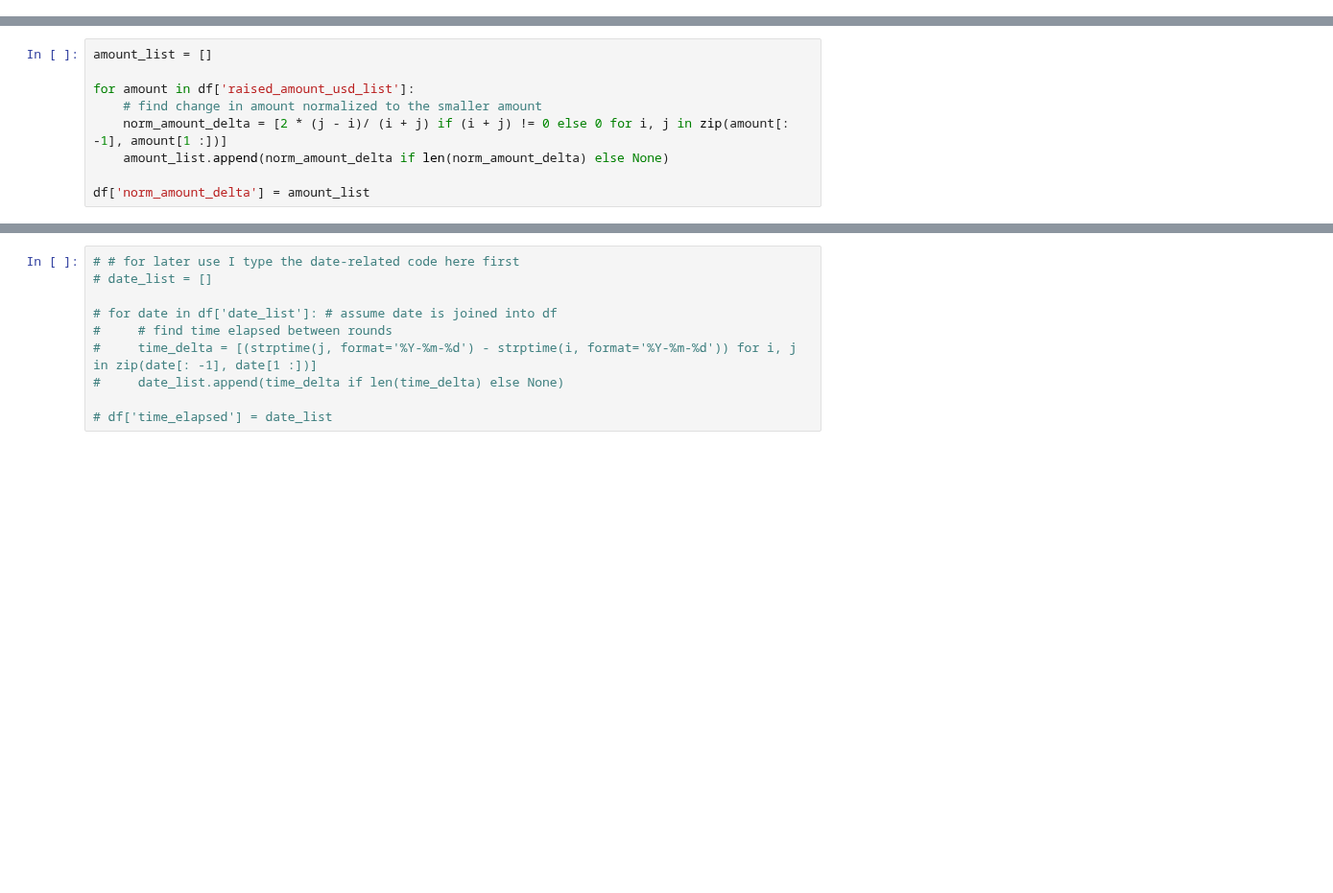
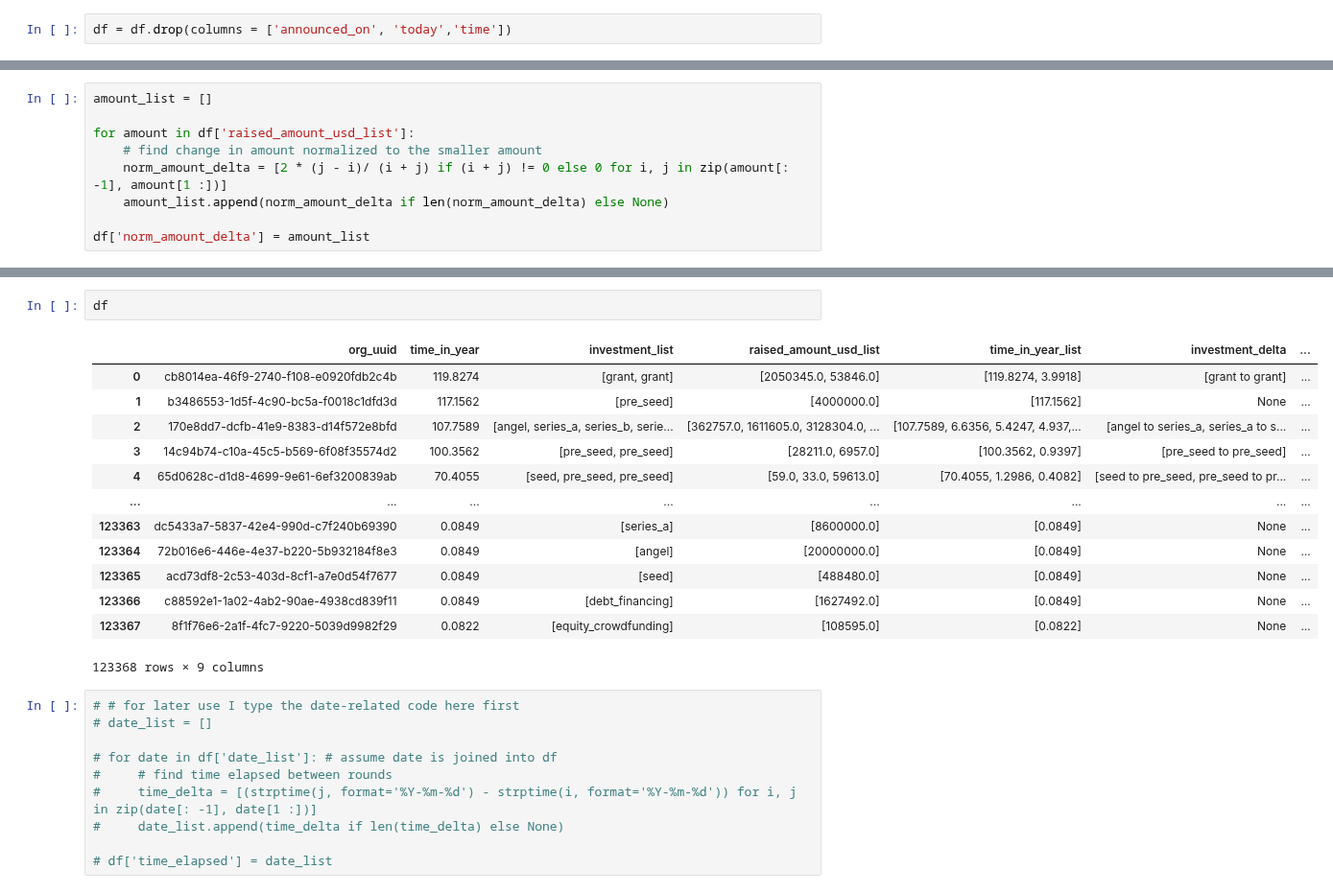
Before and after one commit to StardustLID/TEMG4952A-TEAM-5, a Jupyter notebook: stardust_sandbox/get_roi.ipynb, the cells around one changed output, grey strips where cells are left out. Shown at 96% size. Cells and saved outputs as stored; diff of their text form; blank space fills up the shorter version.

```diff
--- a/stardust_sandbox/get_roi.ipynb
+++ b/stardust_sandbox/get_roi.ipynb
@@ -63 +81,3 @@ df.sort_values(by=['raised_amount_usd'])
+# %%
+df = df.drop(columns = ['announced_on', 'today','time'])
 # %%
@@ -89,3 +142,19 @@ df['norm_amount_delta'] = amount_list
+# %%
+df
+# %% [output]
+|  | org_uuid | time_in_year | investment_list | raised_amount_usd_list | time_in_year_list | investment_delta | ... |
+| 0 | cb8014ea-46f9-2740-f108-e0920fdb2c4b | 119.8274 | [grant, grant] | [2050345.0, 53846.0] | [119.8274, 3.9918] | [grant to grant] | ... |
+| 1 | b3486553-1d5f-4c90-bc5a-f0018c1dfd3d | 117.1562 | [pre_seed] | [4000000.0] | [117.1562] | None | ... |
+| 2 | 170e8dd7-dcfb-41e9-8383-d14f572e8bfd | 107.7589 | [angel, series_a, series_b, serie... | [362757.0, 1611605.0, 3128304.0, ... | [107.7589, 6.6356, 5.4247, 4.937,... | [angel to series_a, series_a to s... | ... |
+| 3 | 14c94b74-c10a-45c5-b569-6f08f35574d2 | 100.3562 | [pre_seed, pre_seed] | [28211.0, 6957.0] | [100.3562, 0.9397] | [pre_seed to pre_seed] | ... |
+| 4 | 65d0628c-d1d8-4699-9e61-6ef3200839ab | 70.4055 | [seed, pre_seed, pre_seed] | [59.0, 33.0, 59613.0] | [70.4055, 1.2986, 0.4082] | [seed to pre_seed, pre_seed to pr... | ... |
+| ... | ... | ... | ... | ... | ... | ... | ... |
+| 123363 | dc5433a7-5837-42e4-990d-c7f240b69390 | 0.0849 | [series_a] | [8600000.0] | [0.0849] | None | ... |
+| 123364 | 72b016e6-446e-4e37-b220-5b932184f8e3 | 0.0849 | [angel] | [20000000.0] | [0.0849] | None | ... |
+| 123365 | acd73df8-2c53-403d-8cf1-a7e0d54f7677 | 0.0849 | [seed] | [488480.0] | [0.0849] | None | ... |
+| 123366 | c88592e1-1a02-4ab2-90ae-4938cd839f11 | 0.0849 | [debt_financing] | [1627492.0] | [0.0849] | None | ... |
+| 123367 | 8f1f76e6-2a1f-4fc7-9220-5039d9982f29 | 0.0822 | [equity_crowdfunding] | [108595.0] | [0.0822] | None | ... |
+123368 rows × 9 columns
 # %%
 # # for later use I type the date-related code here first
 # date_list = []
```
Also changed, not shown: parts of 16 cells of this notebook, 1 other file.
